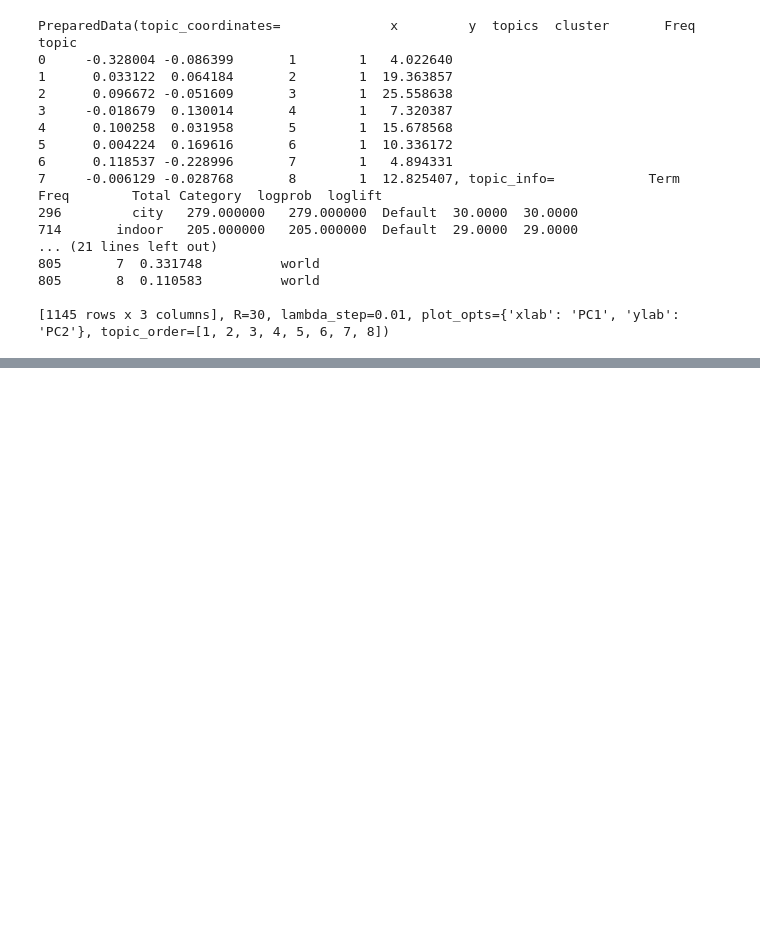
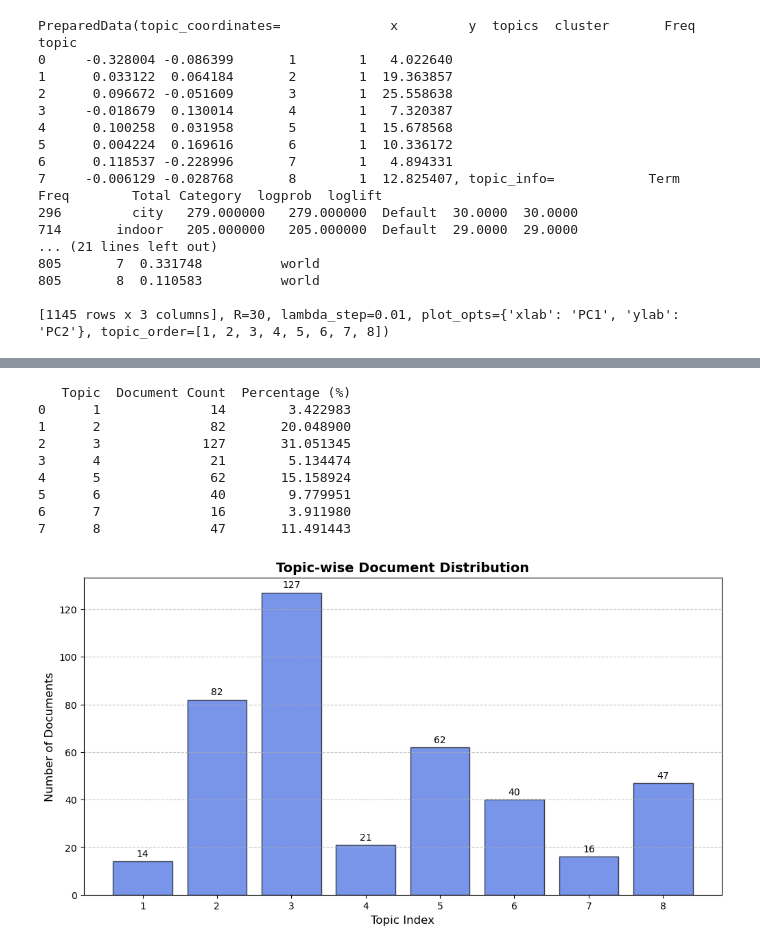
Before and after one commit to shark-gill/bim_gis_LDA_analysis, a Jupyter notebook: src/finish_test.ipynb, the cells around one changed output, grey strips where cells are left out. Cells and saved outputs as stored; diff of their text form; code cells hidden in the pictures; blank space fills up the shorter version.

```diff
--- a/src/finish_test.ipynb
+++ b/src/finish_test.ipynb
@@ -377,0 +384,52 @@ topic
+# %%
+import pandas as pd
+import matplotlib.pyplot as plt
+from collections import Counter
+
+# 📌 문서별 주요 토픽 할당 (토픽 번호 1부터 시작)
+major_topics = [max(lda_model.get_document_topics(doc), key=lambda x: x[1])[0] + 1 for doc in corpus]
+topic_counts = Counter(major_topics)
+
+# 📌 전체 문서 수
+total_docs = len(corpus)
+
+# 📌 토픽별 논문 비중(%) 및 빈도 수 데이터프레임 생성
+df_topic_distribution = pd.DataFrame({
+    'Topic': list(topic_counts.keys()),  # 토픽 번호 (1부터 시작)
+    'Document Count': list(topic_counts.values()),  # 해당 토픽에 할당된 논문 수
+})
+
+df_topic_distribution['Percentage (%)'] = (df_topic_distribution['Document Count'] / total_docs) * 100  # 비율 계산
+df_topic_distribution = df_topic_distribution.sort_values(by='Topic').reset_index(drop=True)  # 정렬
+
+# 📌 데이터프레임 출력
+print(df_topic_distribution)
+
+# 📌 토픽별 논문 비중 및 빈도수 시각화 (막대그래프)
+plt.figure(figsize=(12, 6))
+plt.bar(df_topic_distribution['Topic'], df_topic_distribution['Document Count'], color='royalblue', alpha=0.7, edgecolor='black')
+
+# 📌 그래프 꾸미기
+plt.xlabel('Topic Index', fontsize=12)
+plt.ylabel('Number of Documents', fontsize=12)
+plt.title('Topic-wise Document Distribution', fontsize=14, fontweight='bold')
+plt.xticks(df_topic_distribution['Topic'])
+plt.grid(axis='y', linestyle='--', alpha=0.7)
+
+# 📌 빈도 수 텍스트 표시
+for i, v in enumerate(df_topic_distribution['Document Count']):
+    plt.text(df_topic_distribution['Topic'][i], v + 2, str(v), ha='center', fontsize=10)
+
+# 그래프 표시
+plt.show()
+# %% [output]
+   Topic  Document Count  Percentage (%)
+0      1              14        3.422983
+1      2              82       20.048900
+2      3             127       31.051345
+3      4              21        5.134474
+4      5              62       15.158924
+5      6              40        9.779951
+6      7              16        3.911980
+7      8              47       11.491443
+[figure, added]
```
Also changed, not shown: parts of 6 cells of this notebook, 5 other files.
